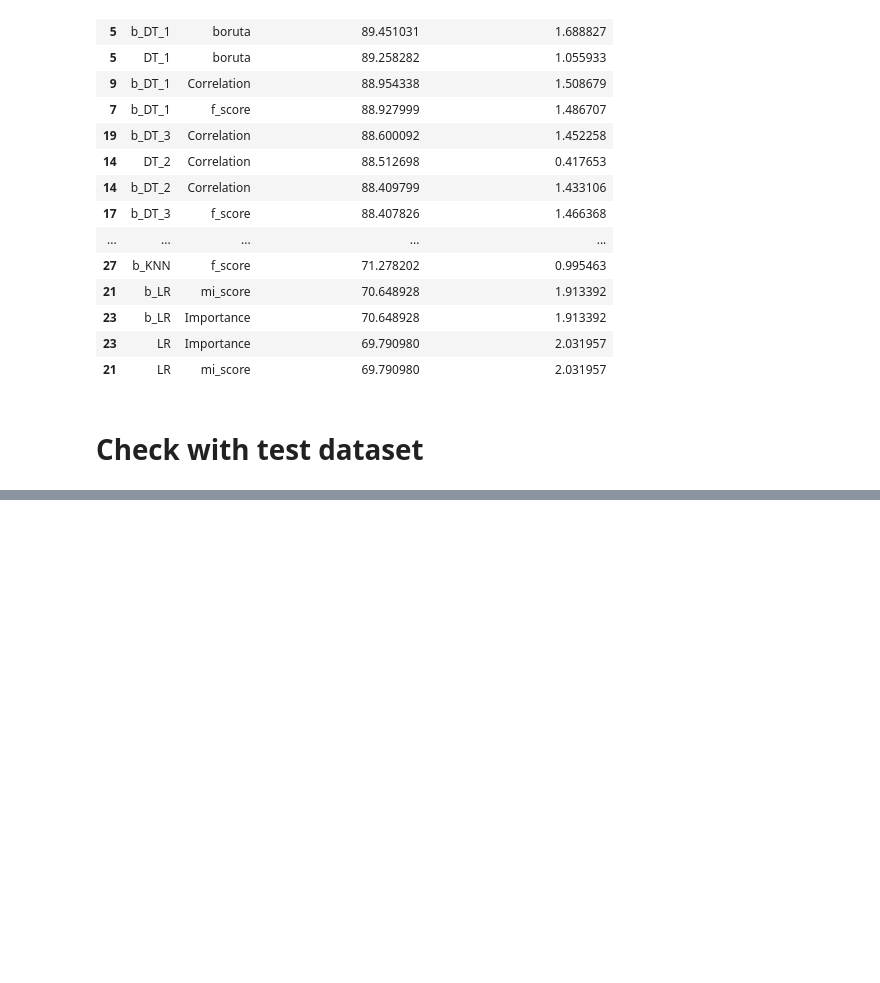
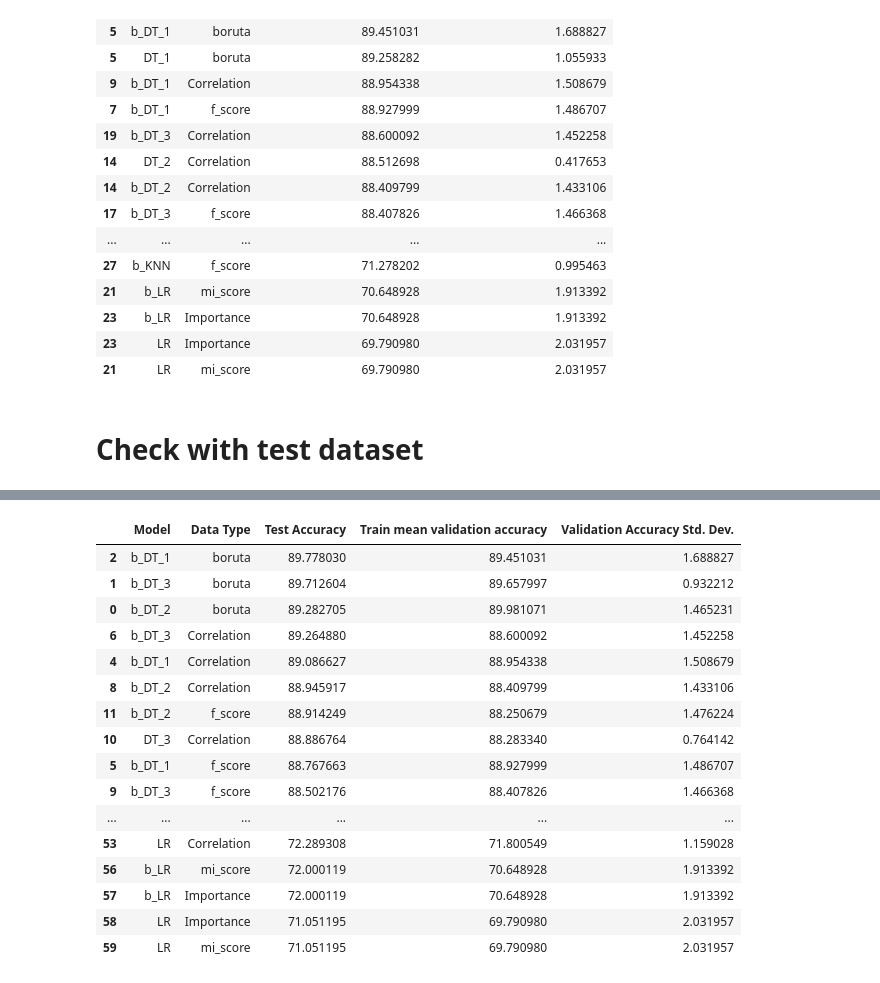
Before and after one commit to melkri/ML_classification, a Jupyter notebook: scripts/03_Models.ipynb, the cells around one changed output, grey strips where cells are left out. Saved outputs shown, nothing was run; the diff lists cells and outputs as text; code cells hidden in the pictures; blank space fills up the shorter version.

Commit message:
Perform checking accuracy on test data

```diff
--- a/scripts/03_Models.ipynb
+++ b/scripts/03_Models.ipynb
@@ -729,0 +712,2 @@ top_10_results_test.head(10)
+# %%
+df_compare_test_and_train_results = pd.merge(all_results_test, all_results, on=['Model', 'Data Type'], how='left')
@@ -729,0 +723,29 @@ top_10_results_test.head(10)
+# %%
+df_compare_test_and_train_results.rename(
+    columns={'Accuracy': 'Test Accuracy',
+             'Mean Validation Accuracy': 'Train mean validation accuracy'},
+             inplace=True)
+# %%
+df_compare_test_and_train_results['Test Accuracy'] = df_compare_test_and_train_results['Test Accuracy'] * 100
+# %%
+compare_accuracy = df_compare_test_and_train_results.sort_values(by=['Test Accuracy'], ascending=[False])
+# %%
+compare_accuracy
+# %% [output]
+|  | Model | Data Type | Test Accuracy | Train mean validation accuracy | Validation Accuracy Std. Dev. |
+| 2 | b_DT_1 | boruta | 89.778030 | 89.451031 | 1.688827 |
+| 1 | b_DT_3 | boruta | 89.712604 | 89.657997 | 0.932212 |
+| 0 | b_DT_2 | boruta | 89.282705 | 89.981071 | 1.465231 |
+| 6 | b_DT_3 | Correlation | 89.264880 | 88.600092 | 1.452258 |
+| 4 | b_DT_1 | Correlation | 89.086627 | 88.954338 | 1.508679 |
+| 8 | b_DT_2 | Correlation | 88.945917 | 88.409799 | 1.433106 |
+| 11 | b_DT_2 | f_score | 88.914249 | 88.250679 | 1.476224 |
+| 10 | DT_3 | Correlation | 88.886764 | 88.283340 | 0.764142 |
+| 5 | b_DT_1 | f_score | 88.767663 | 88.927999 | 1.486707 |
+| 9 | b_DT_3 | f_score | 88.502176 | 88.407826 | 1.466368 |
+| ... | ... | ... | ... | ... | ... |
+| 53 | LR | Correlation | 72.289308 | 71.800549 | 1.159028 |
+| 56 | b_LR | mi_score | 72.000119 | 70.648928 | 1.913392 |
+| 57 | b_LR | Importance | 72.000119 | 70.648928 | 1.913392 |
+| 58 | LR | Importance | 71.051195 | 69.790980 | 2.031957 |
+| 59 | LR | mi_score | 71.051195 | 69.790980 | 2.031957 |
```
Also changed, not shown: parts of 9 cells of this notebook.
